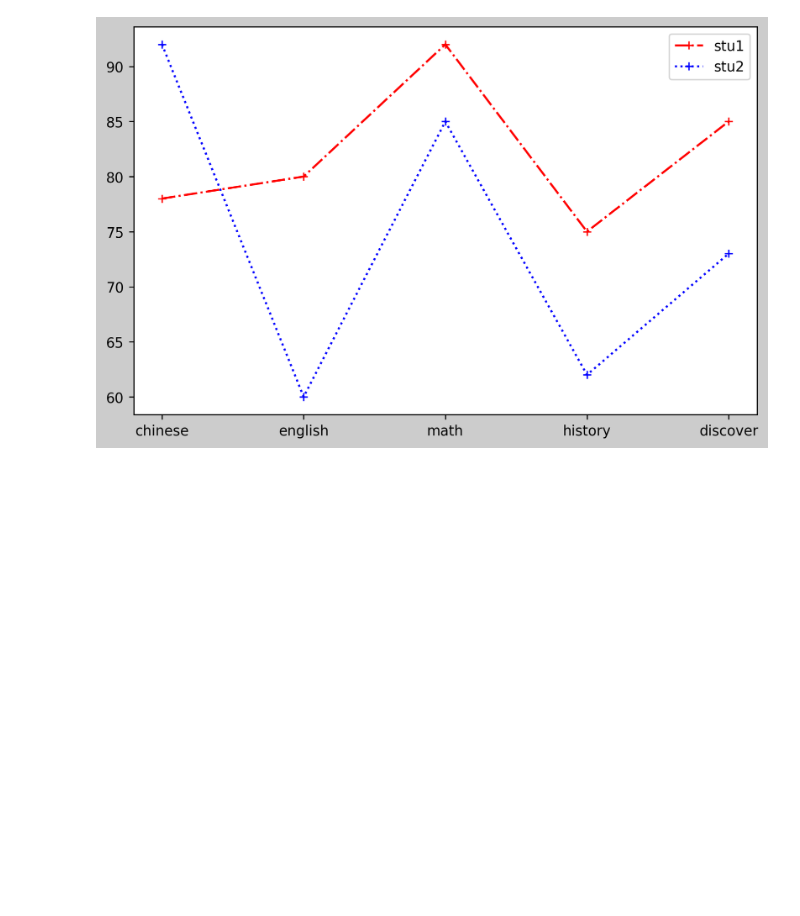
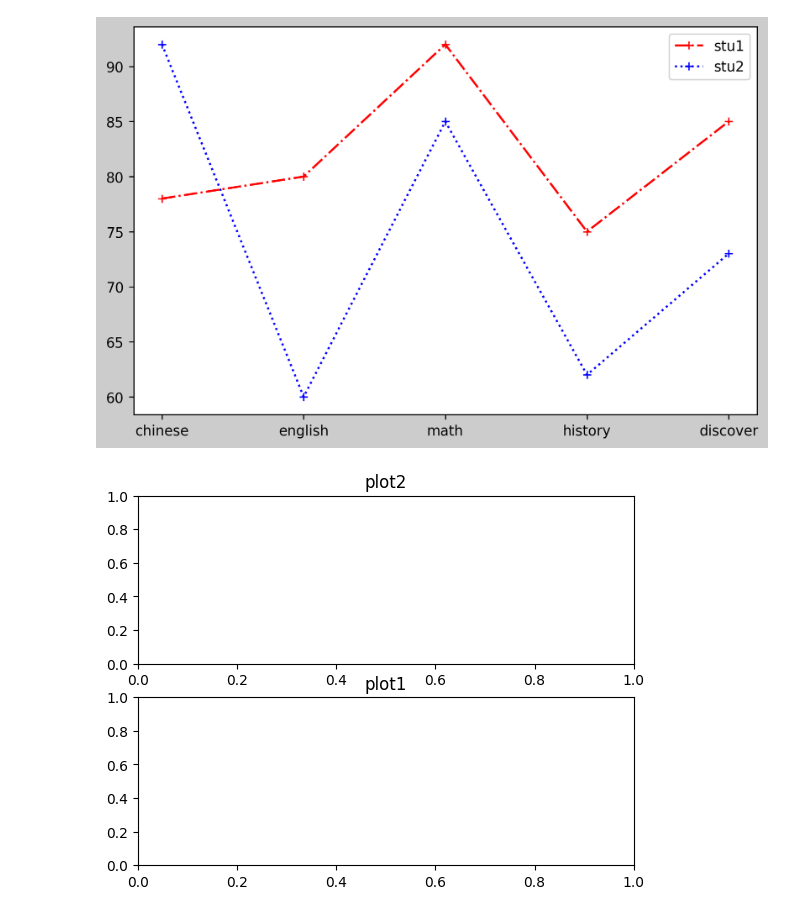
Before and after one commit to tedchien/2023_07_25_2, a Jupyter notebook: lesson14_2.ipynb, the cells around one changed output. Saved outputs shown, nothing was run; the diff lists cells and outputs as text; code cells hidden in the pictures; blank space fills up the shorter version.

```diff
--- a/lesson14_2.ipynb
+++ b/lesson14_2.ipynb
@@ -62,3 +62,17 @@ axes1.legend()
 plt.show()
 # %% [output]
 [figure]
+# %%
+figure = plt.figure()
+axes1 = figure.add_subplot(2,1,2)
+axes1.set_title('plot1')
+
+axes2 = figure.add_subplot(2,1,1)
+axes2.set_title('plot2')
+
+#axes3 = figure.add_subplot(1,3,3)
+#axes3.set_title('plot3')
+
+plt.show()
+# %% [output]
+[figure, added]
```
Also changed, not shown: parts of 1 cell of this notebook.
